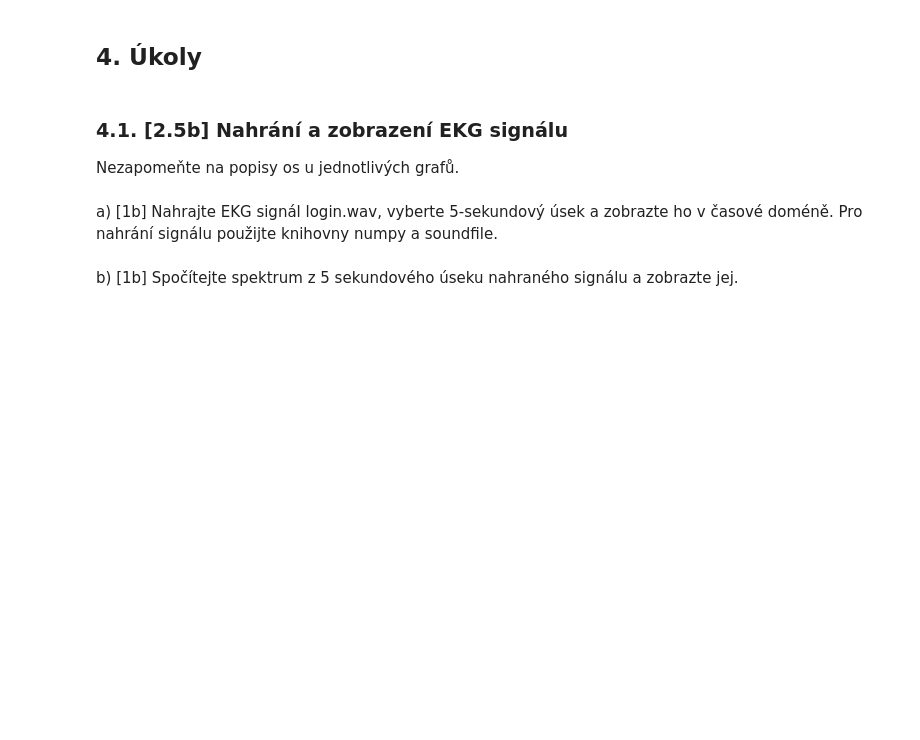
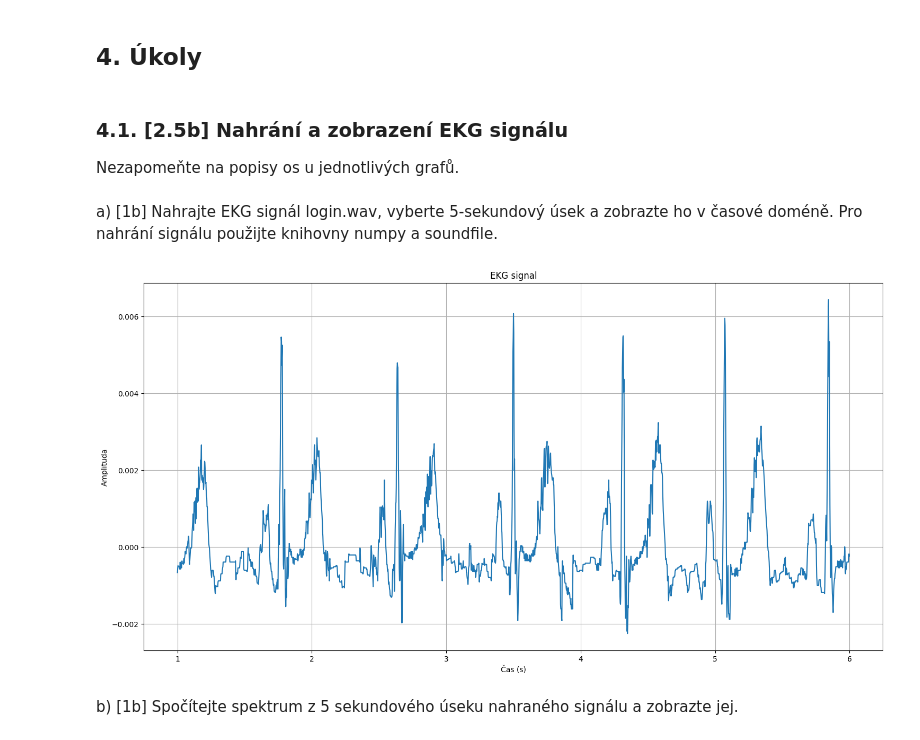
Before and after one commit to MrQvic/ISS-project, a Jupyter notebook: ISS_ECGProject_2023.ipynb, the cells around one changed output. Drawn from its saved outputs; the diff is of its cells as text; code cells hidden in the pictures; blank space fills up the shorter version.

```diff
--- a/ISS_ECGProject_2023.ipynb
+++ b/ISS_ECGProject_2023.ipynb
@@ -68,2 +67,20 @@ print(fs)
+# %%
+def cut_segment(input, begin, end, fs):
+    segment = input[begin * fs : end * fs]
+    axis = np.arange(begin, end, 1/fs)
+    return axis, segment
+
+axis, segment = cut_segment(x, 1, 6, fs)
+
+# Zobrazení v časové doméně
+plt.figure(figsize=(18, 9))
+plt.plot(axis, segment)
+plt.title('EKG signal')
+plt.xlabel('Čas (s)')
+plt.ylabel('Amplituda')
+plt.grid(True)
+plt.show()
+# %% [output]
+[figure, added]
 # %% [markdown]
 b) [1b] Spočítejte spektrum z 5 sekundového úseku nahraného signálu a zobrazte jej.
```
Also changed, not shown: parts of 12 cells of this notebook, 1 other file.
